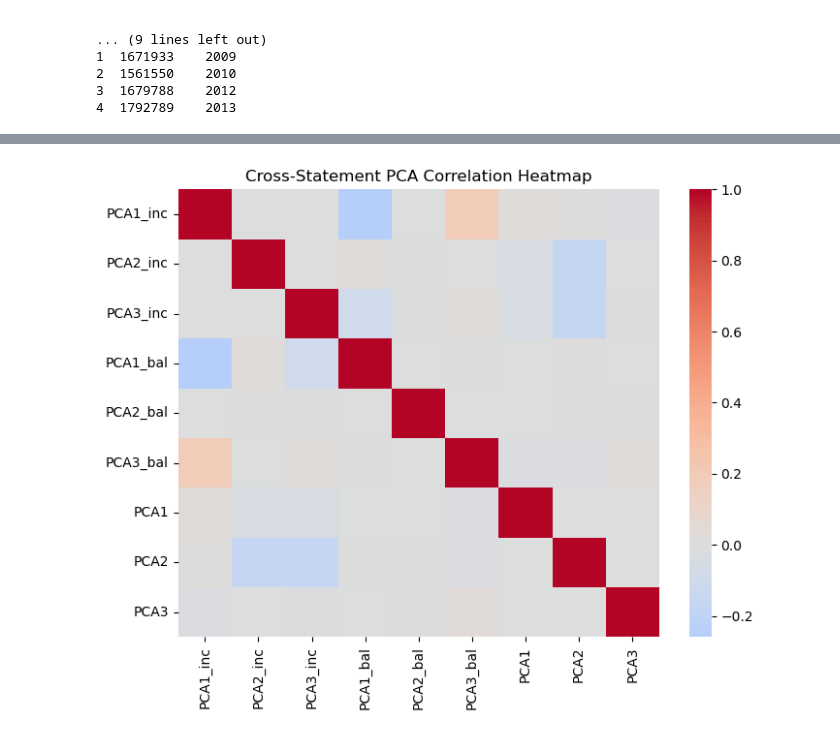
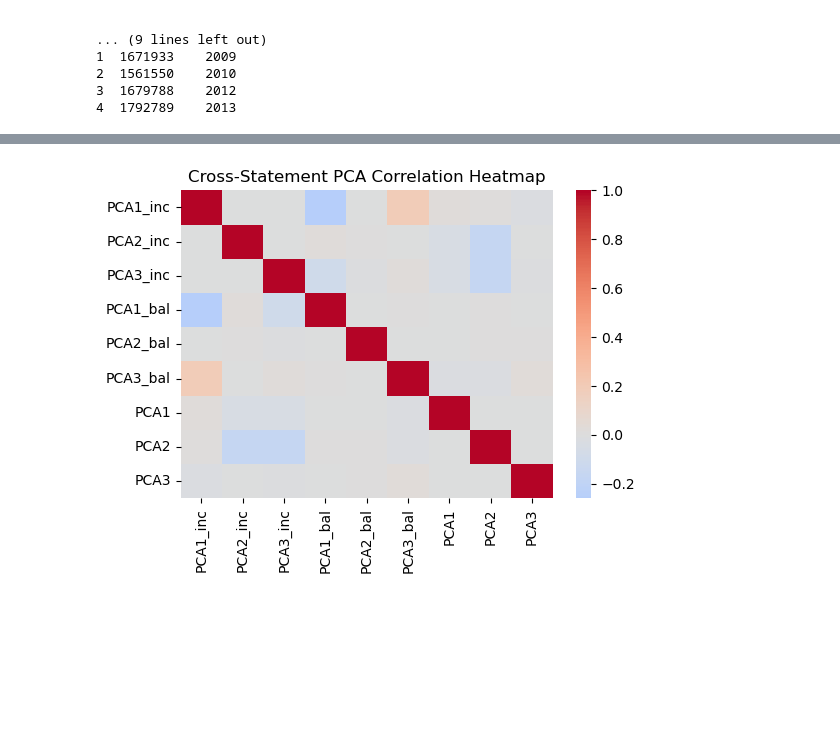
Before and after one commit to Nicholas-Sanso/SPY_Behavior, a Jupyter notebook: contextualizing_pricing_2.ipynb, the cells around one changed output, grey strips where cells are left out. Saved outputs shown, nothing was run; the diff lists cells and outputs as text; code cells hidden in the pictures; blank space fills up the shorter version.

```diff
--- a/contextualizing_pricing_2.ipynb
+++ b/contextualizing_pricing_2.ipynb
@@ -316,19 +326,19 @@ Total explained variance: 0.7841019824421287
 # %%
 # Merge the three PCA results on symbol/date
 merged_pca = income_pca.merge(balance_pca, on=["symbol","date"], suffixes=("_inc", "_bal"))
 merged_pca = merged_pca.merge(cashflow_pca, on=["symbol","date"], suffixes=("", "_cf"))
 
 # Get only PCA columns
 pca_cols = [c for c in merged_pca.columns if c.startswith("PCA")]
 
 # Compute correlation matrix
 corr_all = merged_pca[pca_cols].corr()
 
 # Display as heatmap
-plt.figure(figsize=(8, 6))
+plt.figure(figsize=(6, 4))
 sns.heatmap(corr_all, annot=False, cmap="coolwarm", center=0)
 plt.title("Cross-Statement PCA Correlation Heatmap")
 plt.show()
 # %% [output]
-[figure, old version]
+[figure, new version]
 # %%
```
Also changed, not shown: parts of 7 cells of this notebook.
